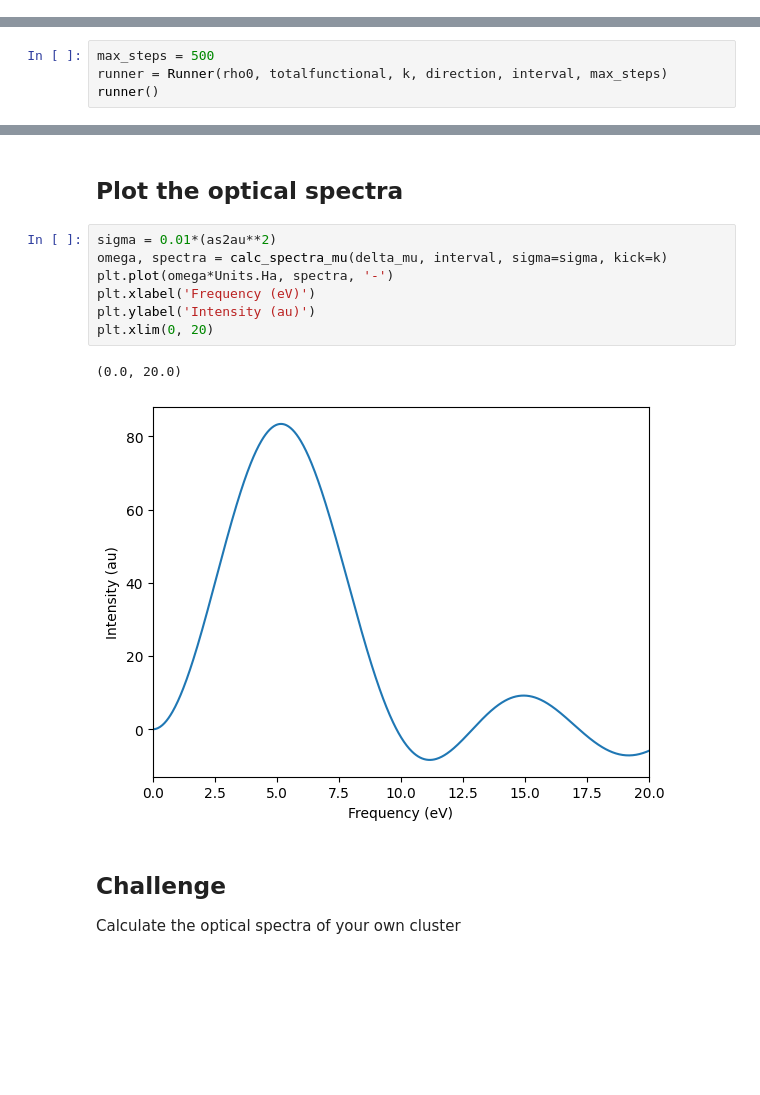
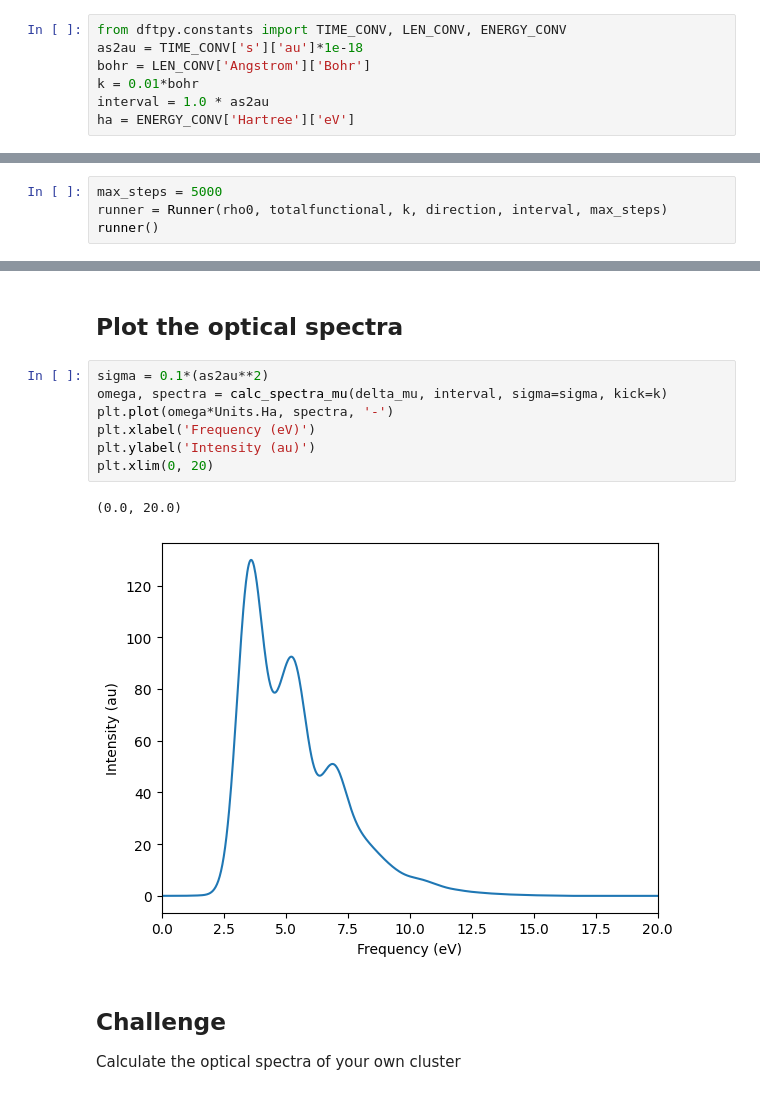
Before and after one commit to Quantum-MultiScale-Template/DFT-Intro, a Jupyter notebook: 2025/dftpy_optical_spectra/optical_spectra_DFTpy.ipynb, the cells around one changed output, grey strips where cells are left out. Cells and saved outputs as stored; diff of their text form; blank space fills up the shorter version.

```diff
--- a/2025/dftpy_optical_spectra/optical_spectra_DFTpy.ipynb
+++ b/2025/dftpy_optical_spectra/optical_spectra_DFTpy.ipynb
@@ -140,3 +134,10 @@ ha = constants.get_autoev()
+# %%
+from dftpy.constants import TIME_CONV, LEN_CONV, ENERGY_CONV
+as2au = TIME_CONV['s']['au']*1e-18
+bohr = LEN_CONV['Angstrom']['Bohr']
+k = 0.01*bohr
+interval = 1.0 * as2au
+ha = ENERGY_CONV['Hartree']['eV']
 # %%
 direction = 0 # 0, 1, 2 means x, y, z-direction, respectively
 # %% [markdown]
@@ -175,7 +176,7 @@ class Runner(Dynamics):
         delta_mu = (delta_rho * delta_rho.grid.r).integral()
         self.dipole.append(delta_mu)
 # %%
-max_steps = 500
+max_steps = 5000
 runner = Runner(rho0, totalfunctional, k, direction, interval, max_steps)
 runner()
 # %% [output]
@@ -197,15 +198,15 @@ Text(0, 0.5, 'Dipole Moment (au)')
 # %% [markdown]
 ## Plot the optical spectra
 # %%
-sigma = 0.01*(as2au**2)
+sigma = 0.1*(as2au**2)
 omega, spectra = calc_spectra_mu(delta_mu, interval, sigma=sigma, kick=k)
 plt.plot(omega*Units.Ha, spectra, '-')
 plt.xlabel('Frequency (eV)')
 plt.ylabel('Intensity (au)')
 plt.xlim(0, 20)
 # %% [output]
 (0.0, 20.0)
-[figure, old version]
+[figure, new version]
 # %% [markdown]
 ## Challenge
 
```
Also changed, not shown: parts of 8 cells of this notebook, 20 other files.
